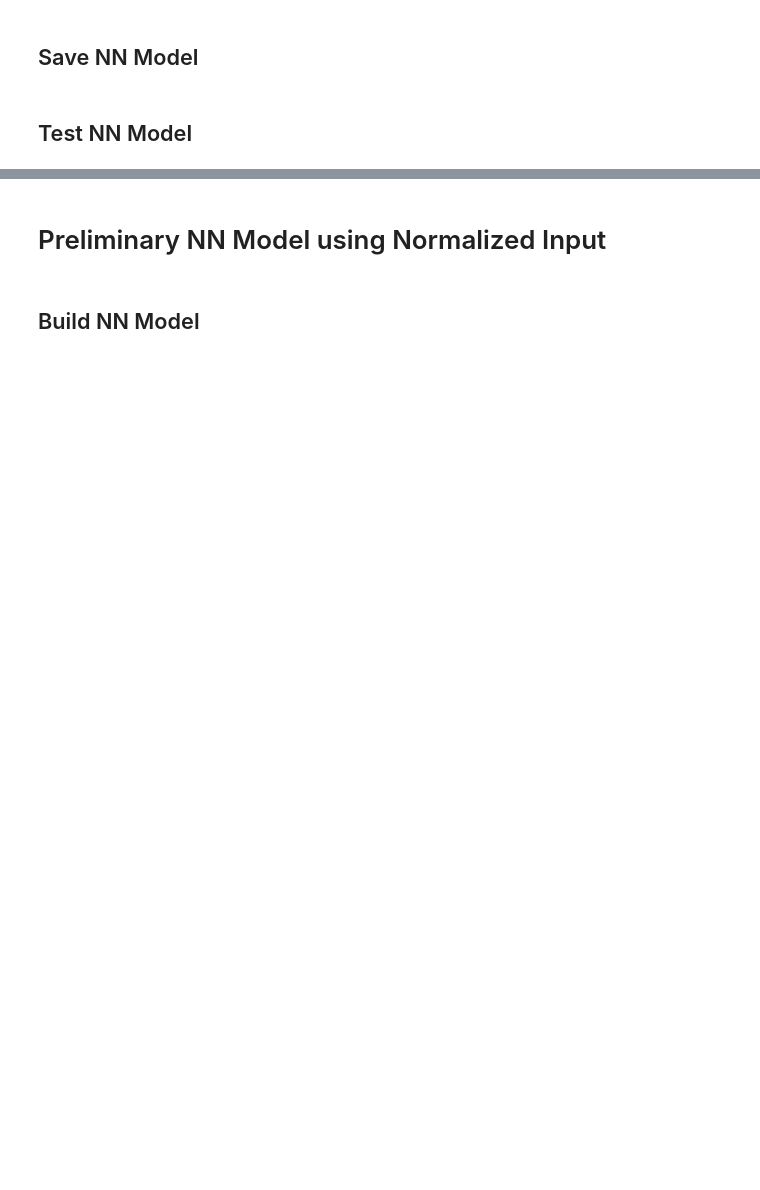
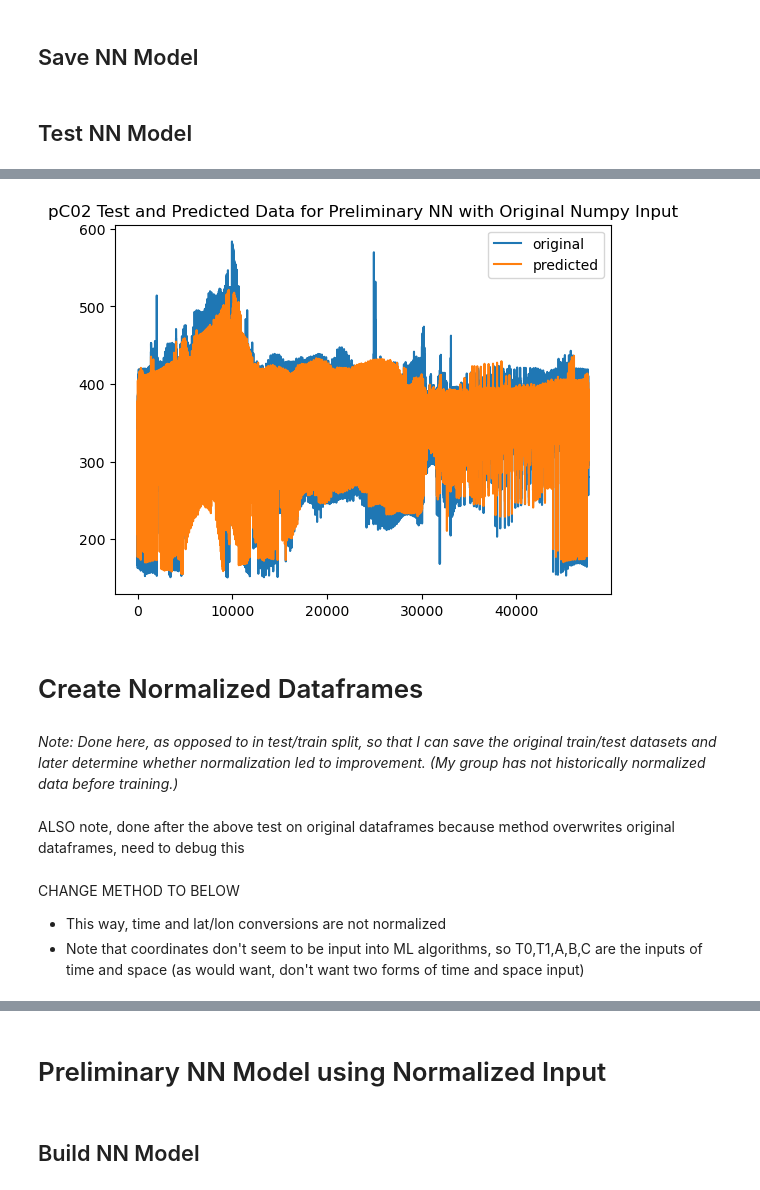
Before and after one commit to juliasimpson97/MLEE-final-project, a Jupyter notebook: models/NN.ipynb, the cells around one changed output, grey strips where cells are left out. Drawn from its saved outputs; the diff is of its cells as text; code cells hidden in the pictures; blank space fills up the shorter version.

```diff
--- a/models/NN.ipynb
+++ b/models/NN.ipynb
@@ -187,0 +321,6 @@ plt.show()
+# %%
+NN_model_on = load_model(os.path.join(recon_model_path,'NN_model_prelim_originalnumpy2.h5'))
+# %%
+y_pred_on = NN_model_on.predict(X_test_original)
+mse = mean_squared_error(y_test_original, y_pred_on)
+print("MSE: %.2f" % mse)
@@ -187,0 +330,15 @@ plt.show()
+# %%
+x_ax = range(len(y_test_original))
+plt.plot(x_ax, y_test_original, label="original")
+plt.plot(x_ax, y_pred_on, label="predicted")
+plt.title("pC02 Test and Predicted Data for Preliminary NN with Original Numpy Input")
+plt.legend()
+plt.show()
+# %% [output]
+[figure, added]
+# %% [markdown]
+# Create Normalized Dataframes
+# %% [markdown]
+*Note: Done here, as opposed to in test/train split, so that I can save the original train/test datasets and later determine whether normalization led to improvement. (My group has not historically normalized data before training.)*
+# %% [markdown]
+ALSO note, done after the above test on original dataframes because method overwrites original dataframes, need to debug this
@@ -187,0 +352,4 @@ plt.show()
+# %% [markdown]
+CHANGE METHOD TO BELOW
+- This way, time and lat/lon conversions are not normalized
+- Note that coordinates don't seem to be input into ML algorithms, so T0,T1,A,B,C are the inputs of time and space (as would want, don't want two forms of time and space input)
```
Also changed, not shown: parts of 99 cells of this notebook.
